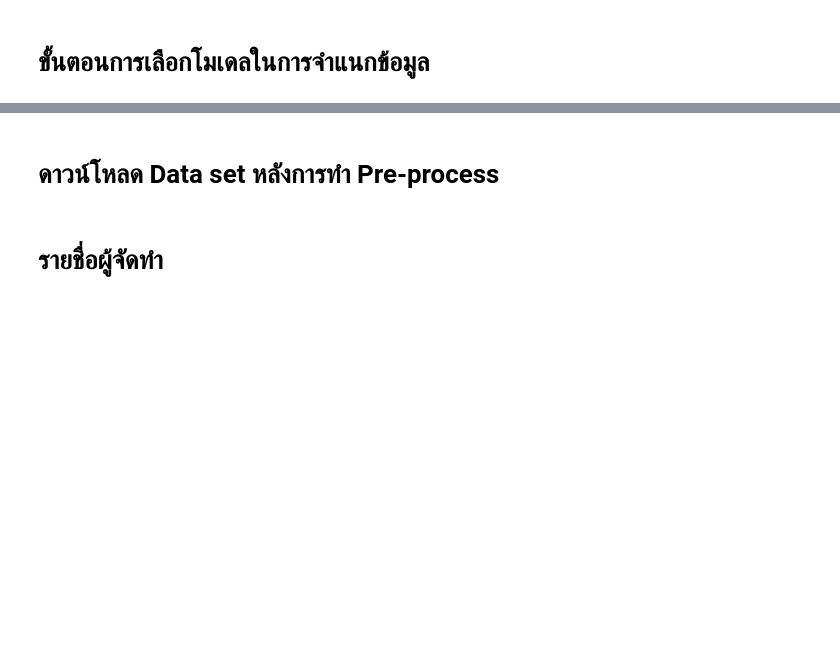
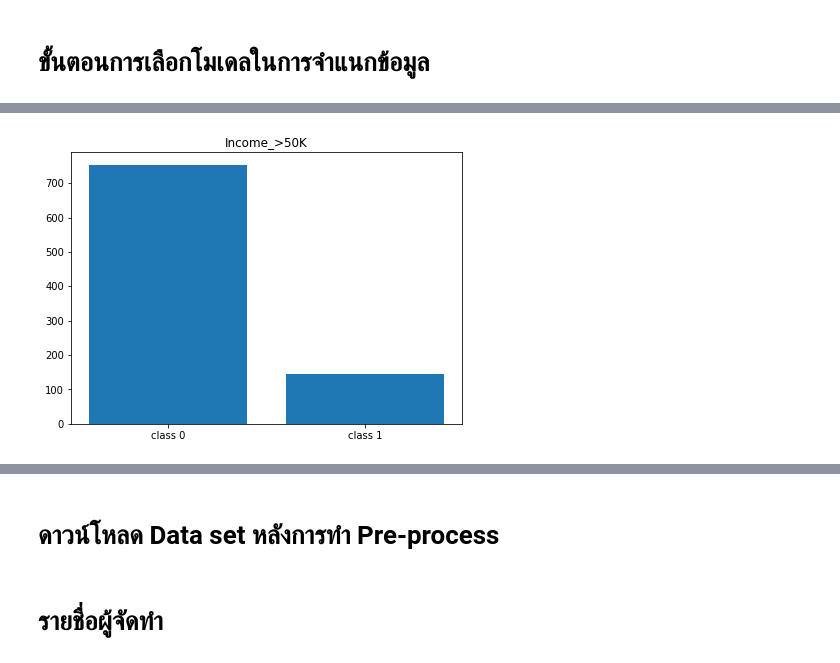
Before and after one commit to thedeenun/CS345_Final-project, a Jupyter notebook: CS345_Income_Classification.ipynb, the cells around one changed output, grey strips where cells are left out. Drawn from its saved outputs; the diff is of its cells as text; code cells hidden in the pictures; blank space fills up the shorter version.

```diff
--- a/CS345_Income_Classification.ipynb
+++ b/CS345_Income_Classification.ipynb
@@ -379,7 +449,7 @@ Text(0, 0.5, 'Accuracy')
 # %%
-new_testset = df_test2.values
-new_testset = scaler.transform(new_testset)
-y_pred_testset = NeuralNet.predict(new_testset)
-new_testset = df_test2.copy()
-new_testset['income_>50K'] = y_pred_testset
+df_test2 = df_test.values
+df_test2 = scaler.transform(df_test2)
+y_pred_df_test = NeuralNet.predict(df_test2)
+df_test_with_class = df_test.copy()
+df_test_with_class['income_>50K'] = y_pred_df_test
 # %%
@@ -390 +460,8 @@ new_testset['income_>50K'].value_counts()
 Name: income_>50K, dtype: int64
+# %%
+plt.figure(figsize=(7,5))
+plt.bar(target_names,df_test_with_class['income_>50K'].value_counts())
+plt.title("Income_>50K")
+plt.show()
+# %% [output]
+[figure, added]
```
Also changed, not shown: parts of 32 cells of this notebook.
